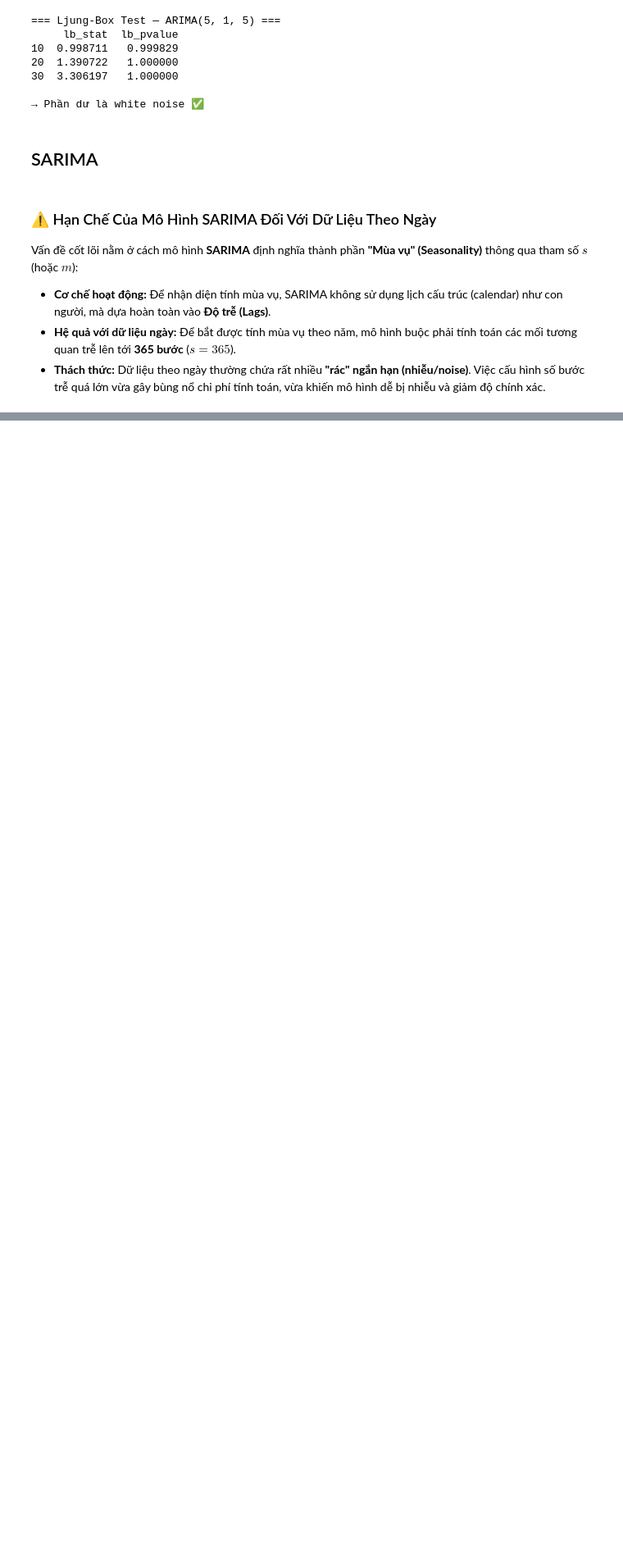
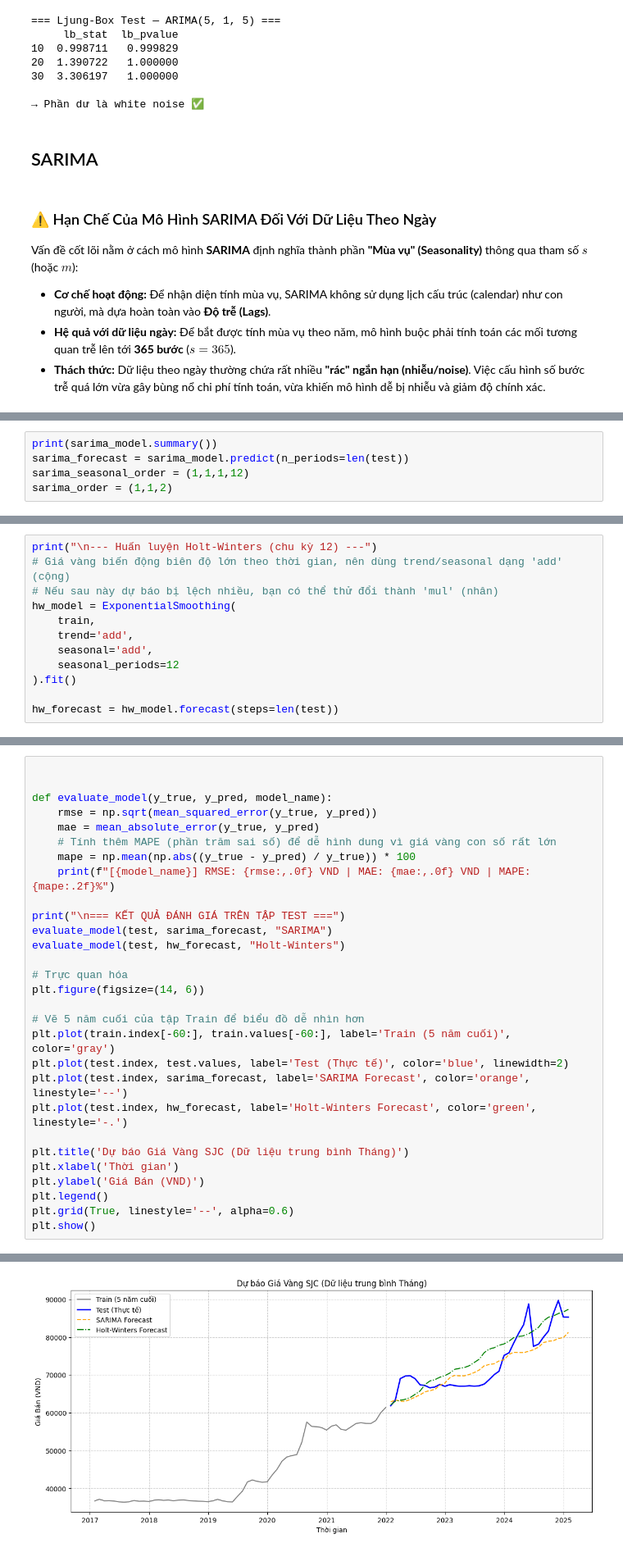
Before and after one commit to lamphat344961-alt/DA_mon_mhtk, a Jupyter notebook: project_3/do_1.ipynb, the cells around one changed output, grey strips where cells are left out. Shown at 82% size. Saved outputs shown, nothing was run; the diff lists cells and outputs as text; blank space fills up the shorter version.

```diff
--- a/project_3/do_1.ipynb
+++ b/project_3/do_1.ipynb
@@ -555,0 +618,5 @@ Vấn đề cốt lõi nằm ở cách mô hình **SARIMA** định nghĩa thàn
+# %%
+print(sarima_model.summary())
+sarima_forecast = sarima_model.predict(n_periods=len(test))
+sarima_seasonal_order = (1,1,1,12)
+sarima_order = (1,1,2)
@@ -555,0 +658,12 @@ Vấn đề cốt lõi nằm ở cách mô hình **SARIMA** định nghĩa thàn
+# %%
+print("\n--- Huấn luyện Holt-Winters (chu kỳ 12) ---")
+# Giá vàng biến động biên độ lớn theo thời gian, nên dùng trend/seasonal dạng 'add' (cộng)
+# Nếu sau này dự báo bị lệch nhiều, bạn có thể thử đổi thành 'mul' (nhân)
+hw_model = ExponentialSmoothing(
+    train,
+    trend='add',
+    seasonal='add',
+    seasonal_periods=12
+).fit()
+
+hw_forecast = hw_model.forecast(steps=len(test))
@@ -555,0 +672,30 @@ Vấn đề cốt lõi nằm ở cách mô hình **SARIMA** định nghĩa thàn
+# %%
+
+
+def evaluate_model(y_true, y_pred, model_name):
+    rmse = np.sqrt(mean_squared_error(y_true, y_pred))
+    mae = mean_absolute_error(y_true, y_pred)
+    # Tính thêm MAPE (phần trăm sai số) để dễ hình dung vì giá vàng con số rất lớn
+    mape = np.mean(np.abs((y_true - y_pred) / y_true)) * 100
+    print(f"[{model_name}] RMSE: {rmse:,.0f} VND | MAE: {mae:,.0f} VND | MAPE: {mape:.2f}%")
+
+print("\n=== KẾT QUẢ ĐÁNH GIÁ TRÊN TẬP TEST ===")
+evaluate_model(test, sarima_forecast, "SARIMA")
+evaluate_model(test, hw_forecast, "Holt-Winters")
+
+# Trực quan hóa
+plt.figure(figsize=(14, 6))
+
+# Vẽ 5 năm cuối của tập Train để biểu đồ dễ nhìn hơn
+plt.plot(train.index[-60:], train.values[-60:], label='Train (5 năm cuối)', color='gray')
+plt.plot(test.index, test.values, label='Test (Thực tế)', color='blue', linewidth=2)
+plt.plot(test.index, sarima_forecast, label='SARIMA Forecast', color='orange', linestyle='--')
+plt.plot(test.index, hw_forecast, label='Holt-Winters Forecast', color='green', linestyle='-.')
+
+plt.title('Dự báo Giá Vàng SJC (Dữ liệu trung bình Tháng)')
+plt.xlabel('Thời gian')
+plt.ylabel('Giá Bán (VND)')
+plt.legend()
+plt.grid(True, linestyle='--', alpha=0.6)
+plt.show()
+# %% [output]
@@ -555,0 +705 @@ Vấn đề cốt lõi nằm ở cách mô hình **SARIMA** định nghĩa thàn
+[figure, added]
```
Also changed, not shown: parts of 10 cells of this notebook.
